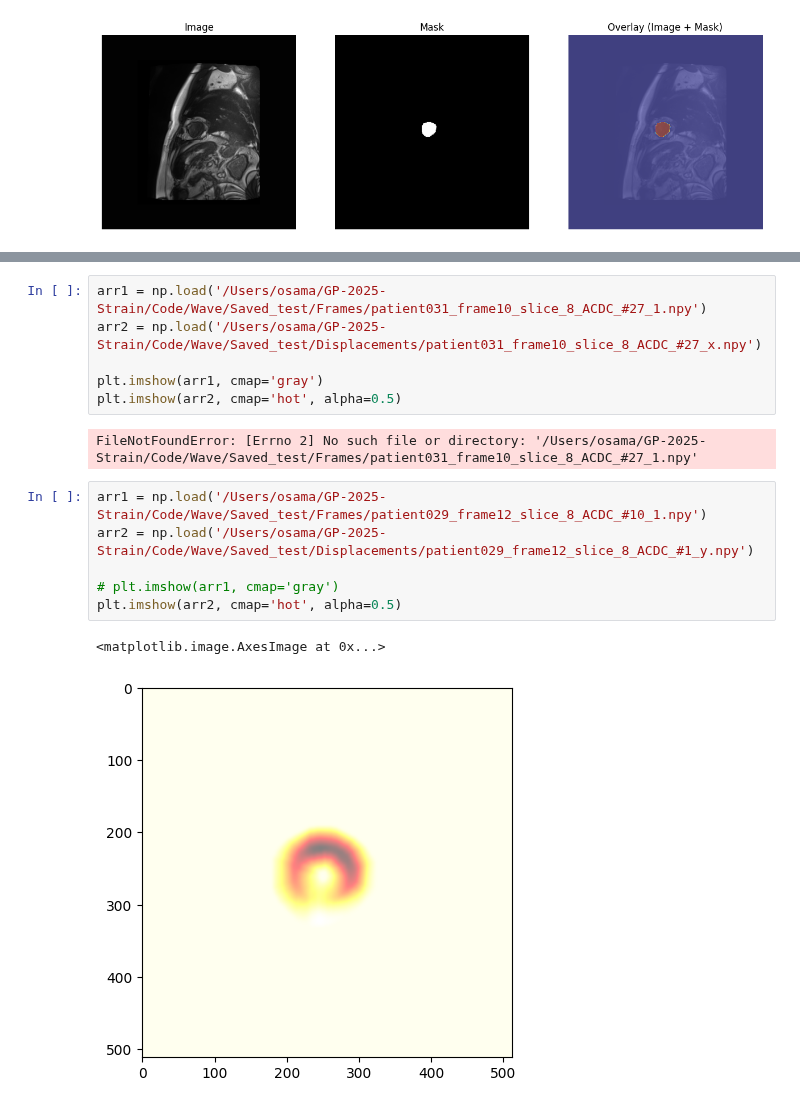
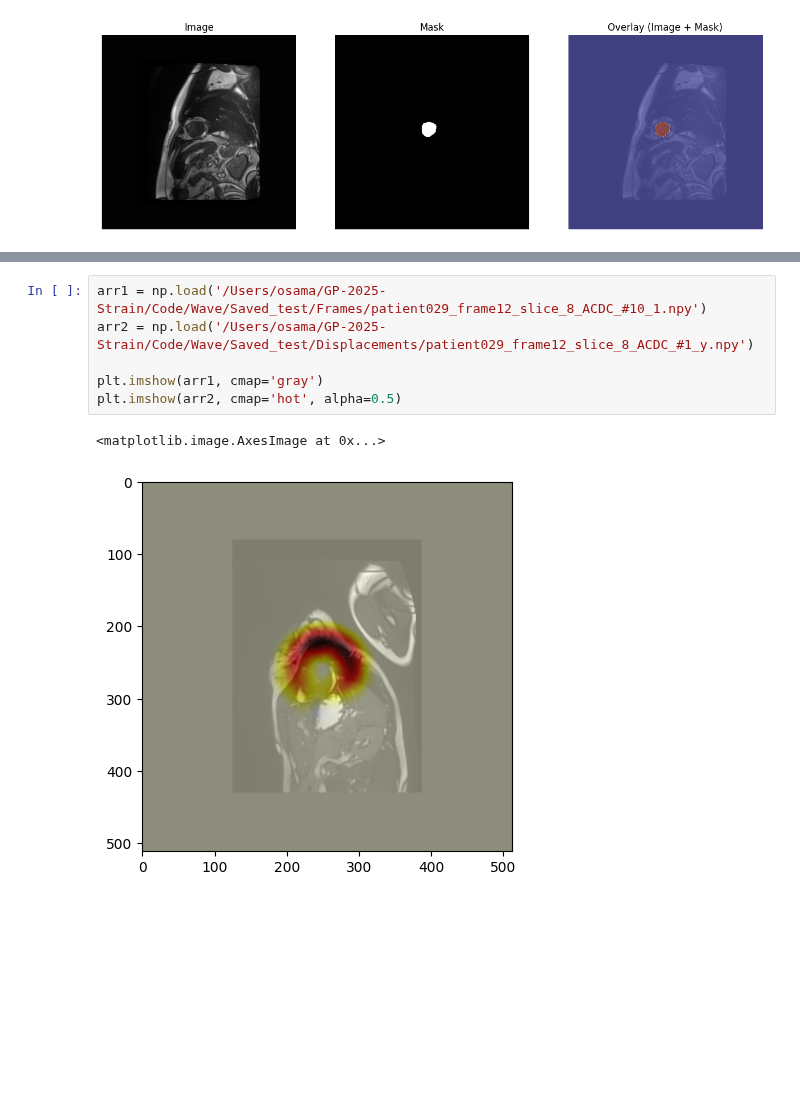
Before and after one commit to ahmedalii3/Cardiac-Strain-Mapping, a Jupyter notebook: Code/Wave/Drafts/cardiac_extractor.ipynb, the cells around one changed output, grey strips where cells are left out. Cells and saved outputs as stored; diff of their text form; blank space fills up the shorter version.

```diff
--- a/Code/Wave/Drafts/cardiac_extractor.ipynb
+++ b/Code/Wave/Drafts/cardiac_extractor.ipynb
@@ -52,17 +62,9 @@ plot_and_overlay_numpy_array(numpy_file)
 # %%
-arr1 = np.load('/Users/osama/GP-2025-Strain/Code/Wave/Saved_test/Frames/patient031_frame10_slice_8_ACDC_#27_1.npy')
-arr2 = np.load('/Users/osama/GP-2025-Strain/Code/Wave/Saved_test/Displacements/patient031_frame10_slice_8_ACDC_#27_x.npy')
+arr1 = np.load('/Users/osama/GP-2025-Strain/Code/Wave/Saved_test/Frames/patient029_frame12_slice_8_ACDC_#10_1.npy')
+arr2 = np.load('/Users/osama/GP-2025-Strain/Code/Wave/Saved_test/Displacements/patient029_frame12_slice_8_ACDC_#1_y.npy')
 
 plt.imshow(arr1, cmap='gray')
 plt.imshow(arr2, cmap='hot', alpha=0.5)
 # %% [output]
-FileNotFoundError: [Errno 2] No such file or directory: '/Users/osama/GP-2025-Strain/Code/Wave/Saved_test/Frames/patient031_frame10_slice_8_ACDC_#27_1.npy'
+<matplotlib.image.AxesImage at 0x...>
+[figure, added]
-# %%
-arr1 = np.load('/Users/osama/GP-2025-Strain/Code/Wave/Saved_test/Frames/patient029_frame12_slice_8_ACDC_#10_1.npy')
-arr2 = np.load('/Users/osama/GP-2025-Strain/Code/Wave/Saved_test/Displacements/patient029_frame12_slice_8_ACDC_#1_y.npy')
-
-# plt.imshow(arr1, cmap='gray')
-plt.imshow(arr2, cmap='hot', alpha=0.5)
-# %% [output]
-<matplotlib.image.AxesImage at 0x...>
-[figure, removed]
```
Also changed, not shown: parts of 1 cell of this notebook, 20 other files.
